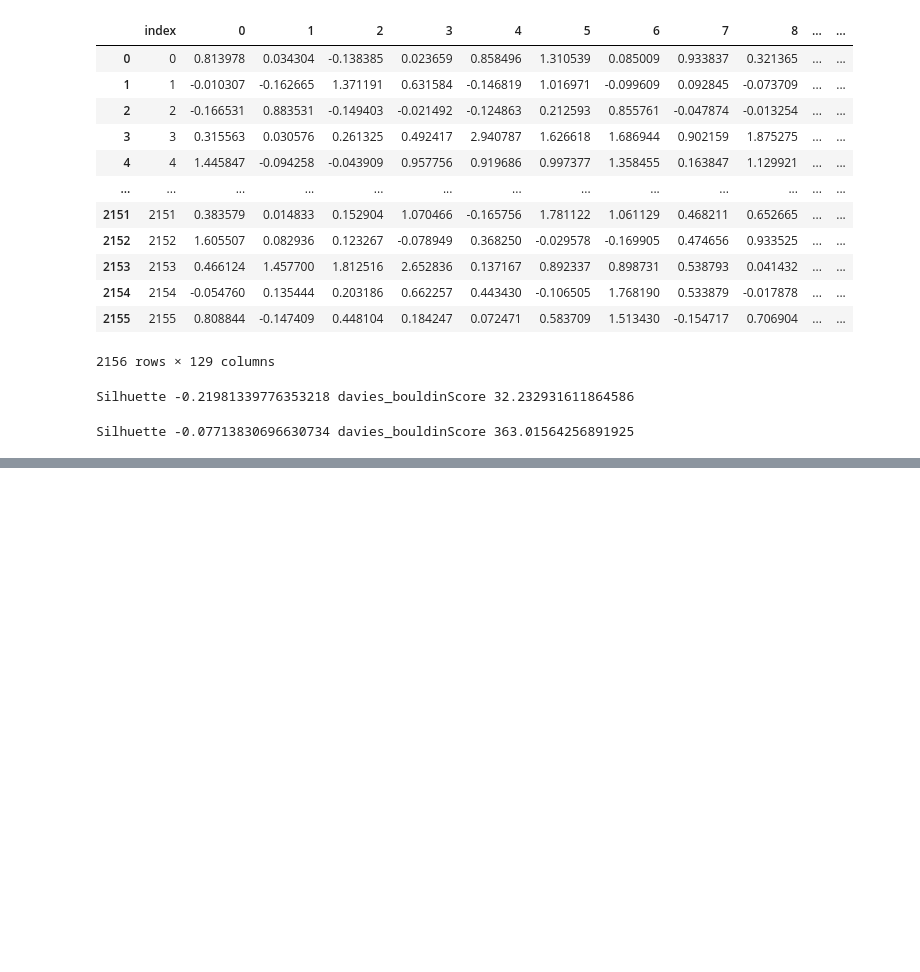
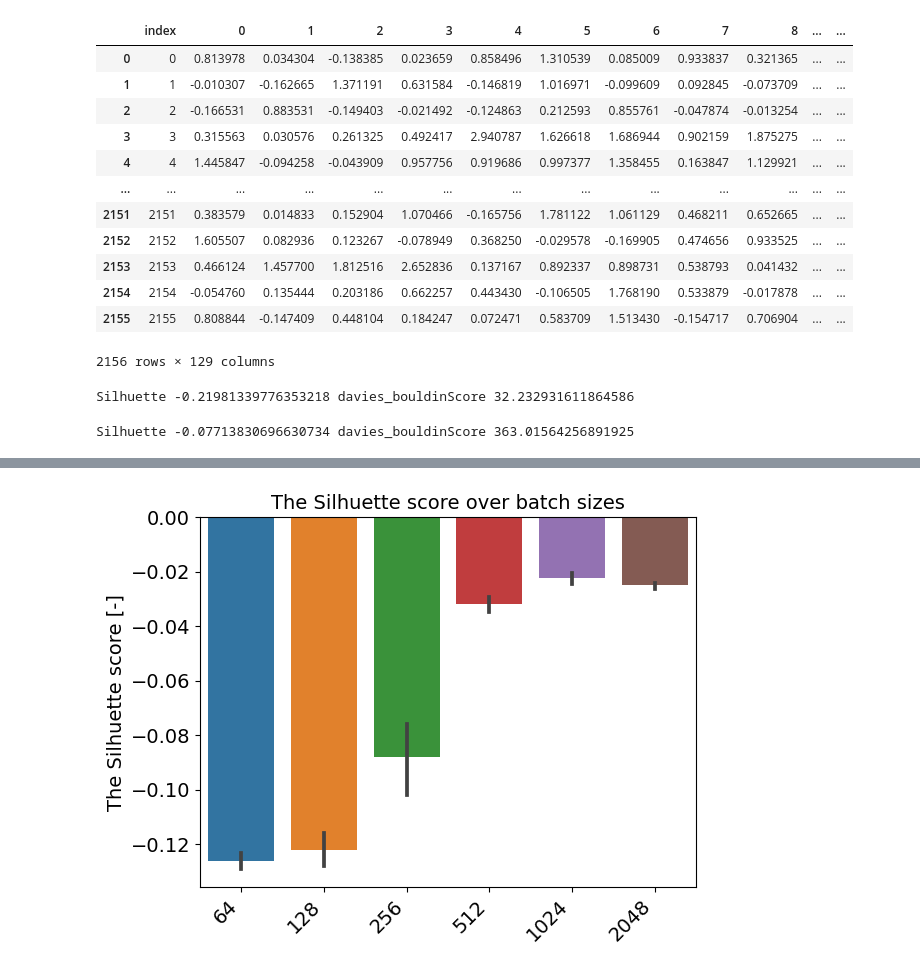
Before and after one commit to kate-simonova/cancer-subtyping, a Jupyter notebook: notebooks/03_VAE.ipynb, the cells around one changed output, grey strips where cells are left out. Drawn from its saved outputs; the diff is of its cells as text; code cells hidden in the pictures; blank space fills up the shorter version.

```diff
--- a/notebooks/03_VAE.ipynb
+++ b/notebooks/03_VAE.ipynb
@@ -314,0 +479,3 @@ Silhuette -0.07713830696630734 davies_bouldinScore 363.01564256891925
+# %%
+data = pd.read_csv(f"{path}/../VAE.csv.zip", compression="zip", sep=";")
+data
@@ -314,0 +500,10 @@ Silhuette -0.07713830696630734 davies_bouldinScore 363.01564256891925
+# %%
+sns.barplot(data=data, x="Batch size", y="Silhouette")
+plt.title("The Silhuette score over batch sizes",fontsize=14)
+plt.ylabel("The Silhuette score [-]", fontsize=14)
+plt.xlabel("", fontsize=14)
+plt.xticks(fontsize=14, rotation=45, ha="right")
+plt.yticks(fontsize=14)
+plt.show()
+# %% [output]
+[figure, added]
```
Also changed, not shown: parts of 25 cells of this notebook.
